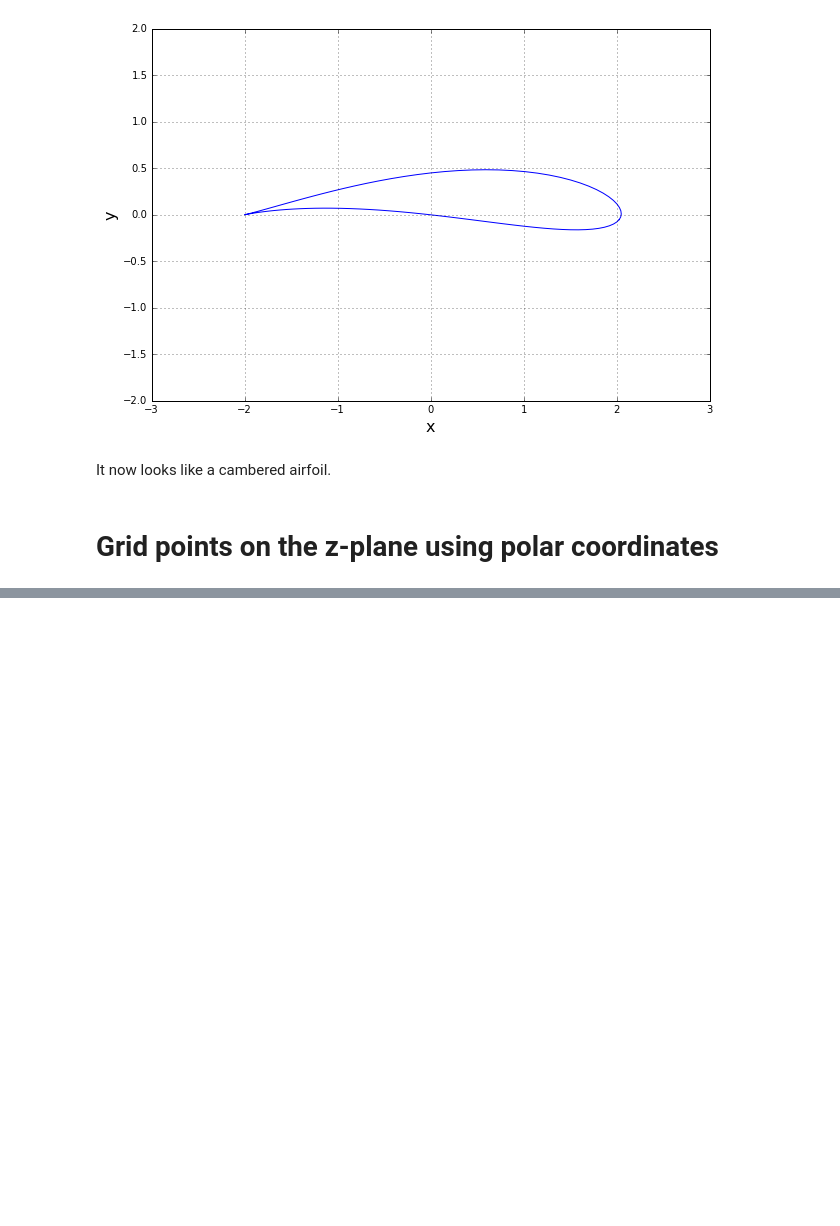
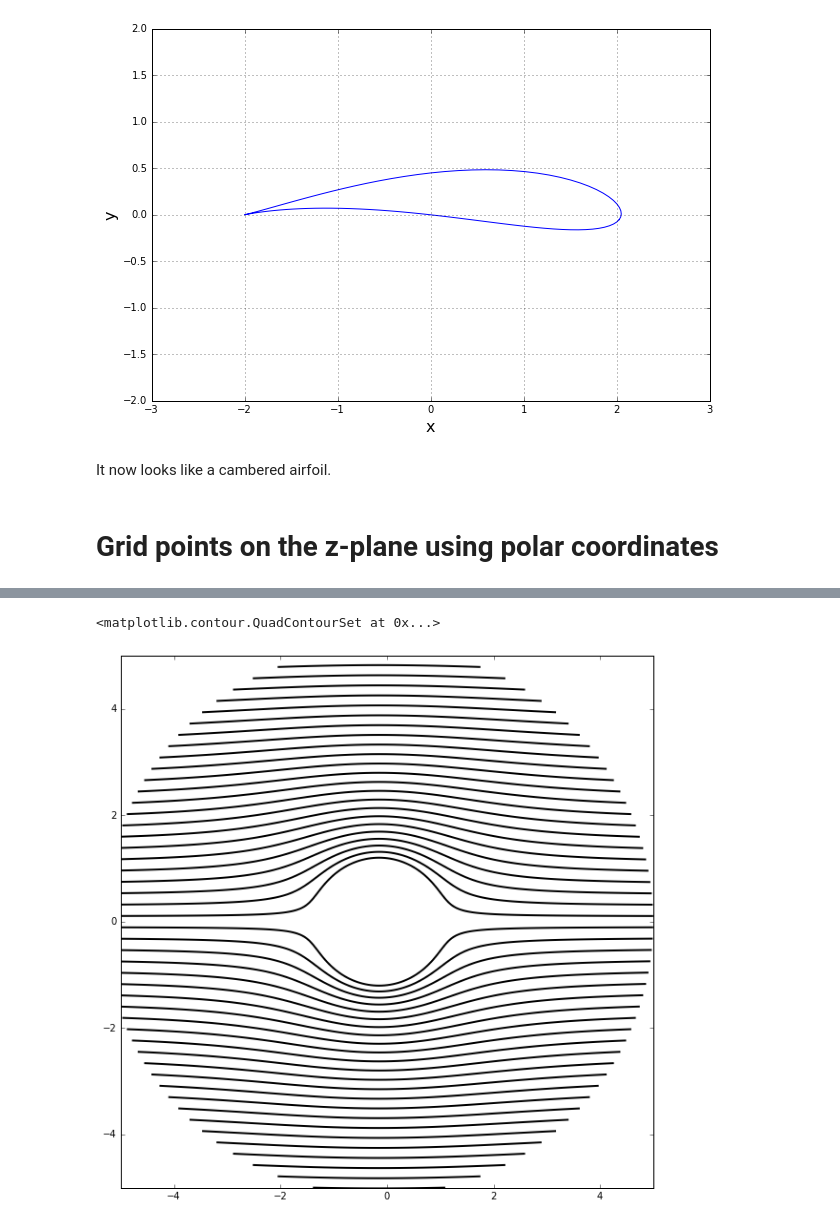
Before and after one commit to cinozeng/mae6226-work, a Jupyter notebook: HW2.ipynb, the cells around one changed output, grey strips where cells are left out. Cells and saved outputs as stored; diff of their text form; code cells hidden in the pictures; blank space fills up the shorter version.

```diff
--- a/HW2.ipynb
+++ b/HW2.ipynb
@@ -105,0 +159,35 @@ R, THETA = np.meshgrid(r, theta)
+# %%
+u_inf = 1
+kappa = 2*np.pi*(0.15+c)**2*u_inf
+#For cylinder radius Radius, a doublet of strength kappa is needed.
+x_doublet, y_doublet = -0.15, 0
+# %%
+def get_velocity_doublet(strength, xd, yd, X, Y):
+    u = - strength/(2*math.pi)*((X-xd)**2-(Y-yd)**2)/((X-xd)**2+(Y-yd)**2)**2
+    v = - strength/(2*math.pi)*2*(X-xd)*(Y-yd)/((X-xd)**2+(Y-yd)**2)**2
+    return u, v
+
+def get_stream_function_doublet(strength, xd, yd, X, Y):
+    psi = - strength/(2*math.pi)*(Y-yd)/((X-xd)**2+(Y-yd)**2)
+    return psi
+# %%
+u_doublet, v_doublet = get_velocity_doublet(kappa, x_doublet, y_doublet, z.real, z.imag)
+psi_doublet = get_stream_function_doublet(kappa, x_doublet, y_doublet, z.real, z.imag)
+u_freestream = u_inf * np.ones((Ntheta, Nr), dtype=float)
+v_freestream = np.zeros((Ntheta, Nr), dtype=float)
+psi_freestream = u_inf * z.imag
+# %%
+#superposition
+u = u_freestream + u_doublet
+v = v_freestream + v_doublet
+psi = psi_freestream + psi_doublet
+# %%
+# plot the streamlines on z plane
+size = 10
+pt.figure(figsize=(size, (y_end-y_start)/(x_end-x_start)*size))
+pt.xlim(x_start, x_end)
+pt.ylim(y_start, y_end)
+pt.contour(z.real, z.imag, psi, levels = np.linspace(-10,10,100), colors='Black', linewidths=2, linestyles='solid')
+# %% [output]
+<matplotlib.contour.QuadContourSet at 0x...>
+[figure, added]
```
Also changed, not shown: parts of 6 cells of this notebook.
